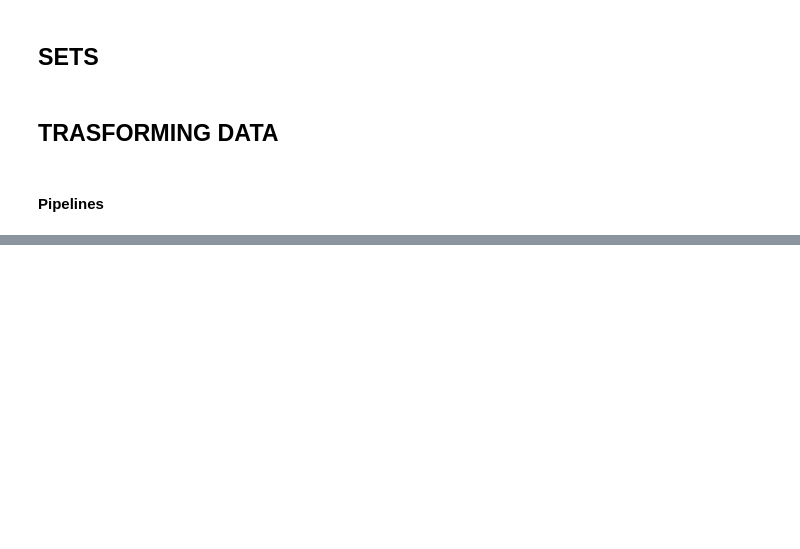
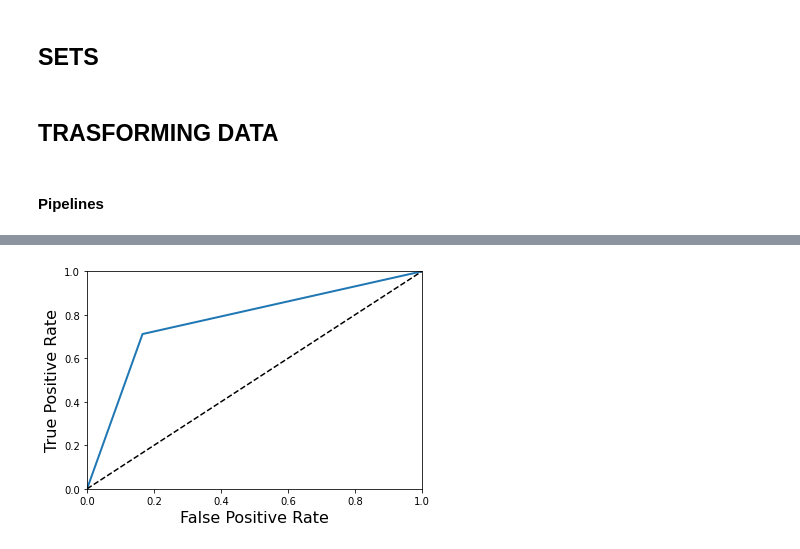
Before and after one commit to claytonsilva007/datascience, a Jupyter notebook: titanic/titanic.ipynb, the cells around one changed output, grey strips where cells are left out. Saved outputs shown, nothing was run; the diff lists cells and outputs as text; code cells hidden in the pictures; blank space fills up the shorter version.

```diff
--- a/titanic/titanic.ipynb
+++ b/titanic/titanic.ipynb
@@ -141,9 +147,9 @@ transforms = ColumnTransformer([
 # %%
 models = [DecisionTreeClassifier(), RandomForestClassifier(), SGDClassifier(), KNeighborsClassifier(), SVC(), LogisticRegression()]
-labels = ['Age', 'Fare', 'Pclass', 'Sex', 'Embarked']
+labels = ['Age', 'Fare', 'Pclass', 'Sex', 'Embarked', 'SibSp']
 
 for model in models:
     pipe = make_pipeline(transforms, model)
-    val_scores = cross_val_score(pipe, X, y_train, cv=10)
+    val_scores = cross_val_score(pipe, X_treino[labels], y_treino, cv=5)
     nome_modelo = type(model).__name__ # somente para exibição
     print('Modelo: {} | Média: {:.2} | Desvio: {:.2}'.format(nome_modelo, np.mean(val_scores), np.std(val_scores)))
@@ -149,0 +199,2 @@ for model in models:
+# %%
+y_predict = pipe.predict(X_valid)
@@ -149,0 +220,4 @@ for model in models:
+# %%
+display_recall_curve(y_valid, y_predict)
+# %% [output]
+[figure, added]
```
Also changed, not shown: parts of 13 cells of this notebook.
